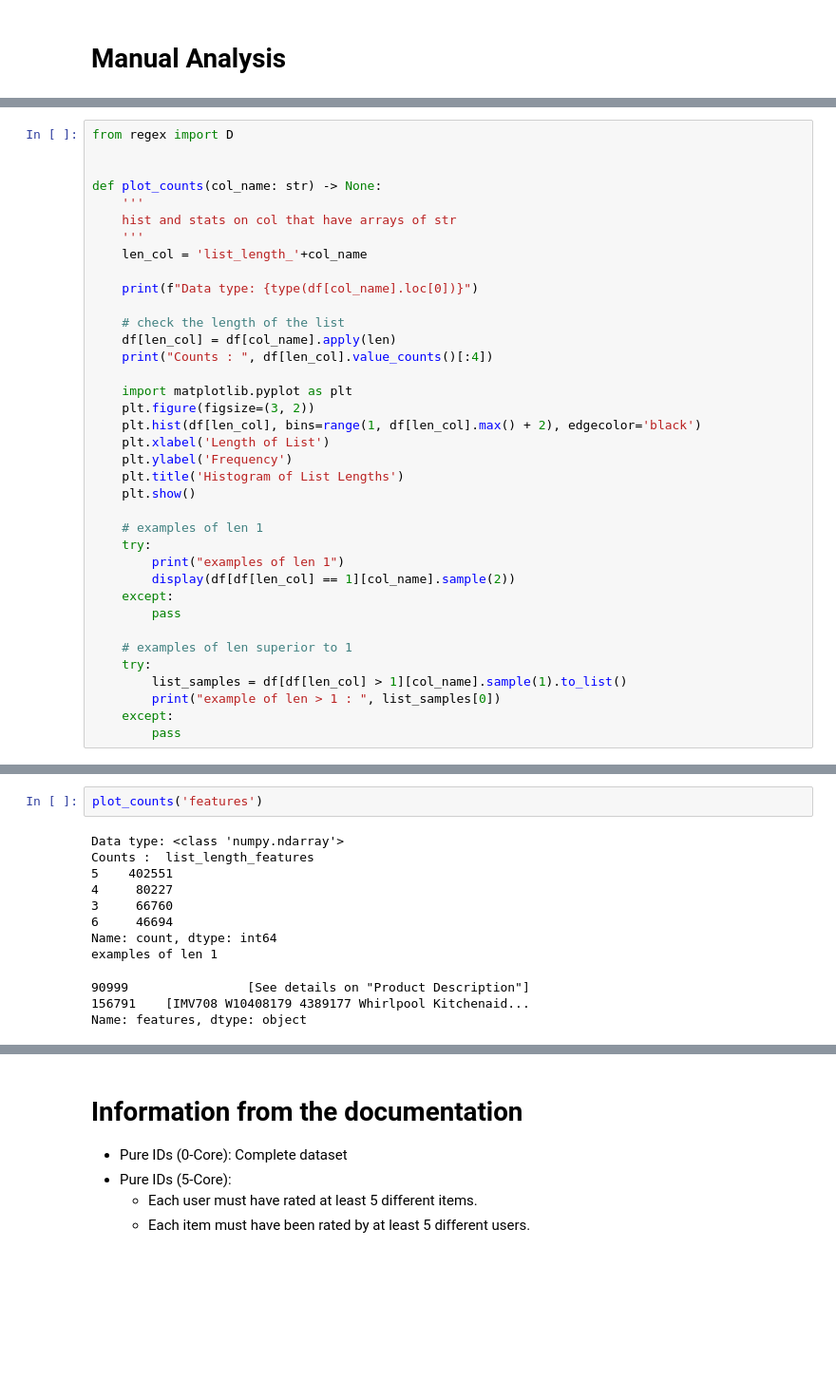
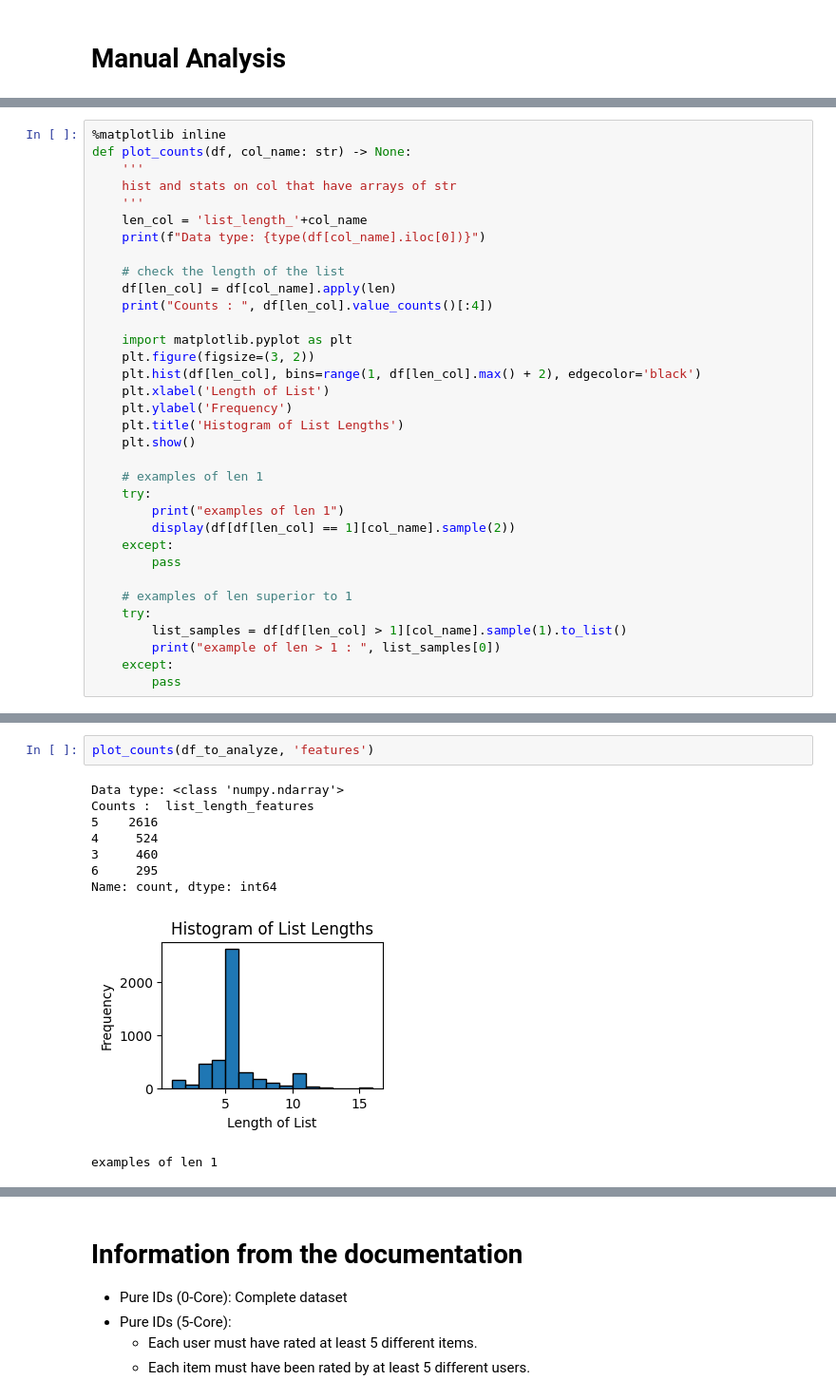
Before and after one commit to aRavanel/ReviewOutliers, a Jupyter notebook: notebooks/02_data_exploration.ipynb, the cells around one changed output, grey strips where cells are left out. Shown at 95% size. Saved outputs shown, nothing was run; the diff lists cells and outputs as text; blank space fills up the shorter version.

```diff
--- a/notebooks/02_data_exploration.ipynb
+++ b/notebooks/02_data_exploration.ipynb
@@ -81,14 +92,11 @@ profile_review.to_file(profiling_path)
 # %%
-from regex import D
-
-
-def plot_counts(col_name: str) -> None:
+%matplotlib inline
+def plot_counts(df, col_name: str) -> None:
     '''
     hist and stats on col that have arrays of str
     '''
     len_col = 'list_length_'+col_name
-
-    print(f"Data type: {type(df[col_name].loc[0])}")
+    print(f"Data type: {type(df[col_name].iloc[0])}")
 
     # check the length of the list
     df[len_col] = df[col_name].apply(len)
@@ -118,14 +128,12 @@ def plot_counts(col_name: str) -> None:
 # %%
-plot_counts('features')
+plot_counts(df_to_analyze, 'features')
 # %% [output]
 Data type: <class 'numpy.ndarray'>
 Counts :  list_length_features
-5    402551
-4     80227
-3     66760
-6     46694
+5    2616
+4     524
+3     460
+6     295
 Name: count, dtype: int64
-examples of len 1
+[figure, added]
-90999                [See details on "Product Description"]
-156791    [IMV708 W10408179 4389177 Whirlpool Kitchenaid...
-Name: features, dtype: object
+examples of len 1
```
Also changed, not shown: parts of 11 cells of this notebook, 2 other files.
